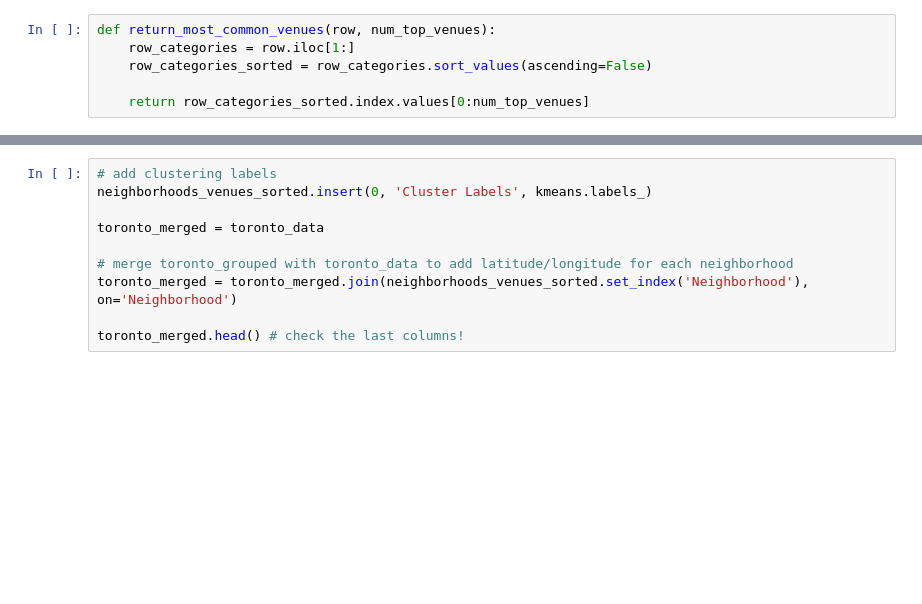
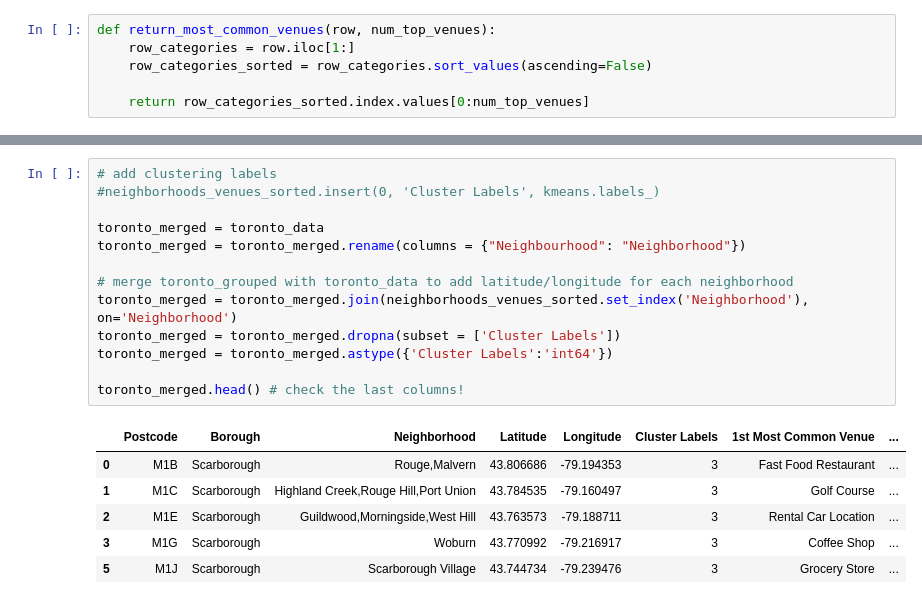
Before and after one commit to dennisb1239/Coursera_Capstone, a Jupyter notebook: K9W3 copy 2.ipynb, the cells around one changed output, grey strips where cells are left out. Cells and saved outputs as stored; diff of their text form; blank space fills up the shorter version.

```diff
--- a/K9W3 copy 2.ipynb
+++ b/K9W3 copy 2.ipynb
@@ -308,13 +381,23 @@ kmeans.labels_[0:10]
 # %%
 # add clustering labels
-neighborhoods_venues_sorted.insert(0, 'Cluster Labels', kmeans.labels_)
+#neighborhoods_venues_sorted.insert(0, 'Cluster Labels', kmeans.labels_)
 
 toronto_merged = toronto_data
+toronto_merged = toronto_merged.rename(columns = {"Neighbourhood": "Neighborhood"})
 
 # merge toronto_grouped with toronto_data to add latitude/longitude for each neighborhood
 toronto_merged = toronto_merged.join(neighborhoods_venues_sorted.set_index('Neighborhood'), on='Neighborhood')
+toronto_merged = toronto_merged.dropna(subset = ['Cluster Labels'])
+toronto_merged = toronto_merged.astype({'Cluster Labels':'int64'})
 
 toronto_merged.head() # check the last columns!
+# %% [output]
+|  | Postcode | Borough | Neighborhood | Latitude | Longitude | Cluster Labels | 1st Most Common Venue | ... |
+| 0 | M1B | Scarborough | Rouge,Malvern | 43.806686 | -79.194353 | 3 | Fast Food Restaurant | ... |
+| 1 | M1C | Scarborough | Highland Creek,Rouge Hill,Port Union | 43.784535 | -79.160497 | 3 | Golf Course | ... |
+| 2 | M1E | Scarborough | Guildwood,Morningside,West Hill | 43.763573 | -79.188711 | 3 | Rental Car Location | ... |
+| 3 | M1G | Scarborough | Woburn | 43.770992 | -79.216917 | 3 | Coffee Shop | ... |
+| 5 | M1J | Scarborough | Scarborough Village | 43.744734 | -79.239476 | 3 | Grocery Store | ... |
 # %%
 # create map
 map_clusters = folium.Map(location=[latitude, longitude], zoom_start=11)
```
Also changed, not shown: parts of 18 cells of this notebook.
